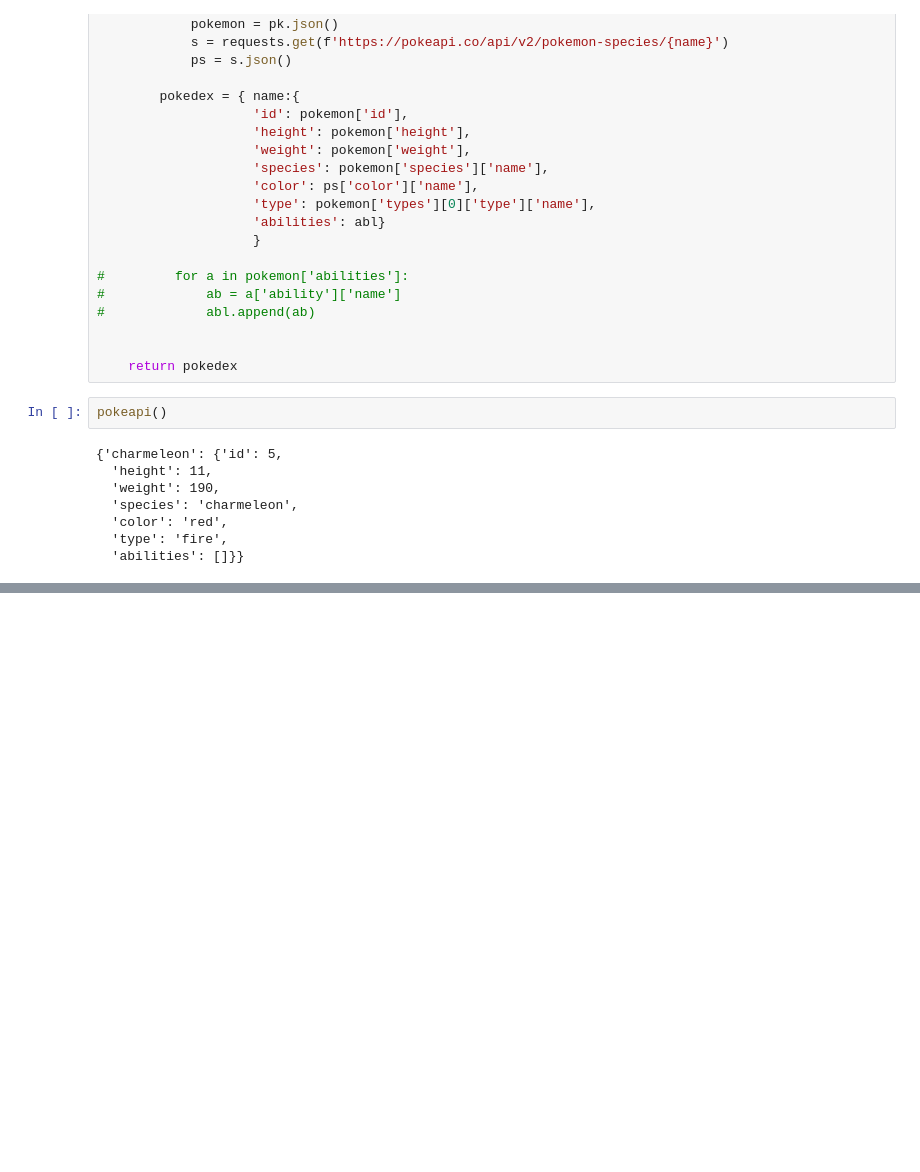
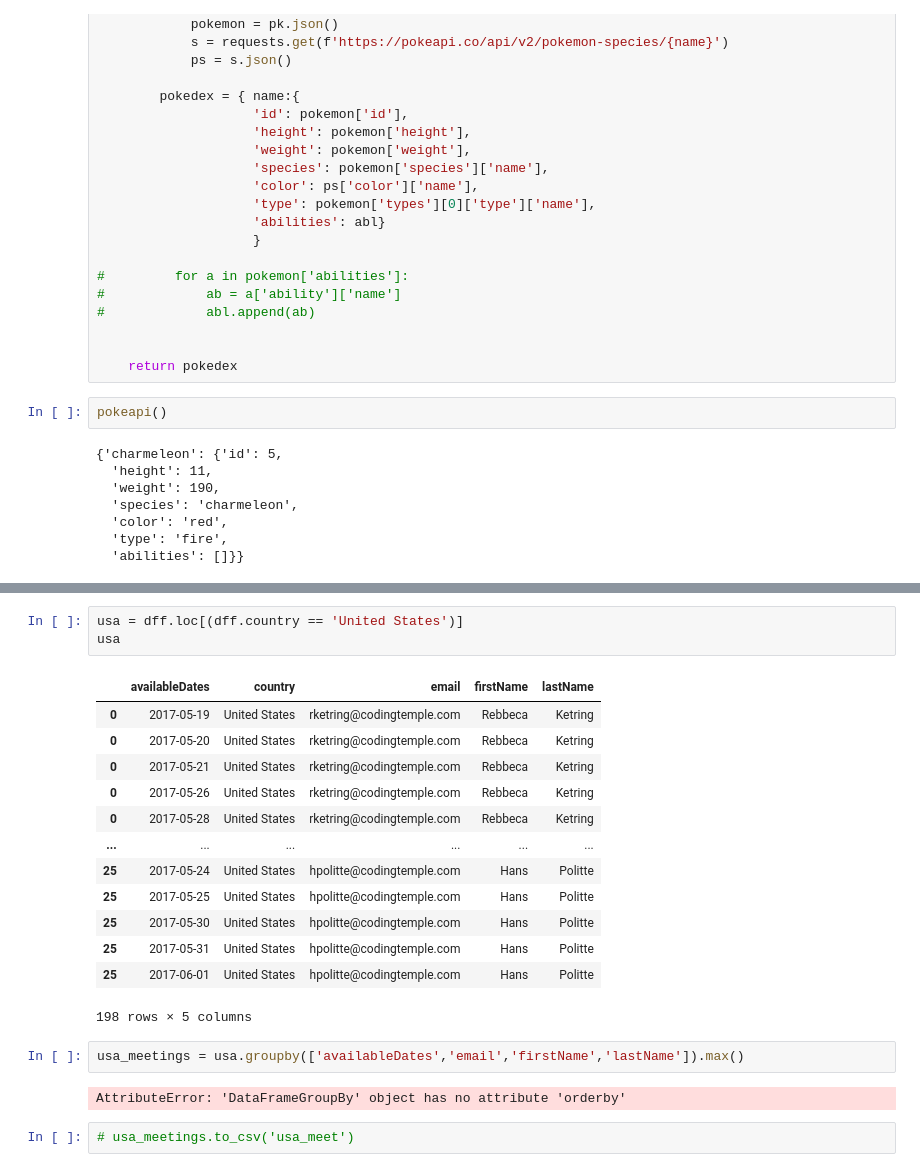
Before and after one commit to laurenbmcguire/Coding_Temple_LM, a Jupyter notebook: wk3/w3d4/pokemonapi.ipynb, the cells around one changed output, grey strips where cells are left out. Drawn from its saved outputs; the diff is of its cells as text; blank space fills up the shorter version.

```diff
--- a/wk3/w3d4/pokemonapi.ipynb
+++ b/wk3/w3d4/pokemonapi.ipynb
@@ -54,0 +194,23 @@ pokeapi()
+# %%
+usa = dff.loc[(dff.country == 'United States')]
+usa
+# %% [output]
+|  | availableDates | country | email | firstName | lastName |
+| 0 | 2017-05-19 | United States | rketring@codingtemple.com | Rebbeca | Ketring |
+| 0 | 2017-05-20 | United States | rketring@codingtemple.com | Rebbeca | Ketring |
+| 0 | 2017-05-21 | United States | rketring@codingtemple.com | Rebbeca | Ketring |
+| 0 | 2017-05-26 | United States | rketring@codingtemple.com | Rebbeca | Ketring |
+| 0 | 2017-05-28 | United States | rketring@codingtemple.com | Rebbeca | Ketring |
+| ... | ... | ... | ... | ... | ... |
+| 25 | 2017-05-24 | United States | hpolitte@codingtemple.com | Hans | Politte |
+| 25 | 2017-05-25 | United States | hpolitte@codingtemple.com | Hans | Politte |
+| 25 | 2017-05-30 | United States | hpolitte@codingtemple.com | Hans | Politte |
+| 25 | 2017-05-31 | United States | hpolitte@codingtemple.com | Hans | Politte |
+| 25 | 2017-06-01 | United States | hpolitte@codingtemple.com | Hans | Politte |
+198 rows × 5 columns
+# %%
+usa_meetings = usa.groupby(['availableDates','email','firstName','lastName']).max()
+# %% [output]
+AttributeError: 'DataFrameGroupBy' object has no attribute 'orderby'
+# %%
+# usa_meetings.to_csv('usa_meet')
```
Also changed, not shown: parts of 10 cells of this notebook, 3 other files.
